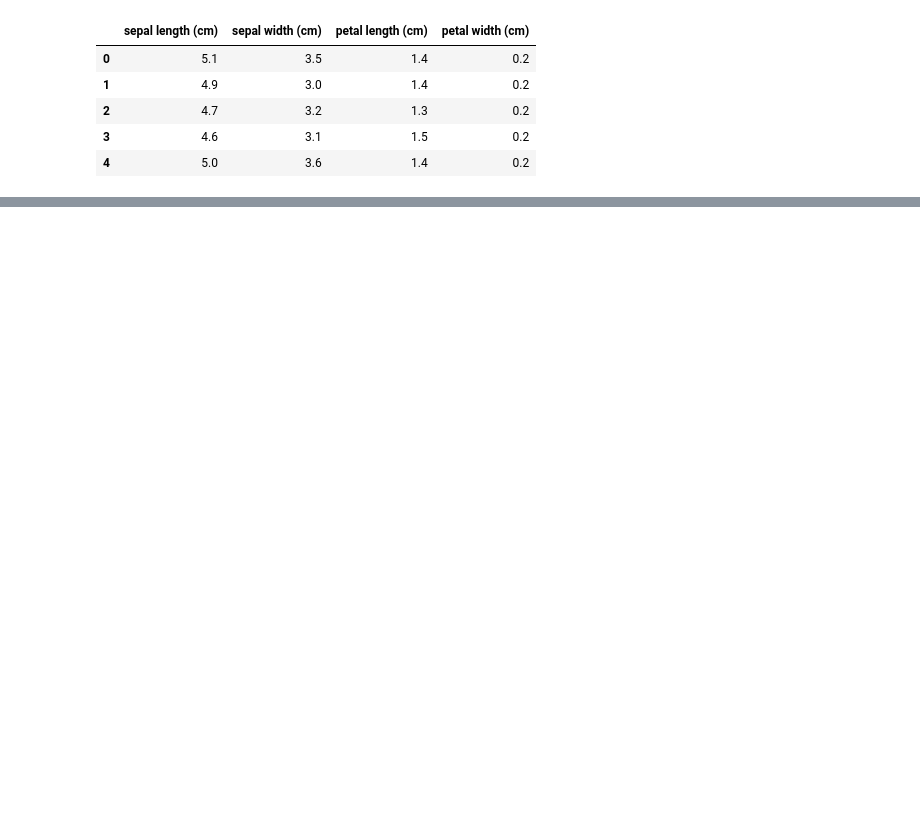
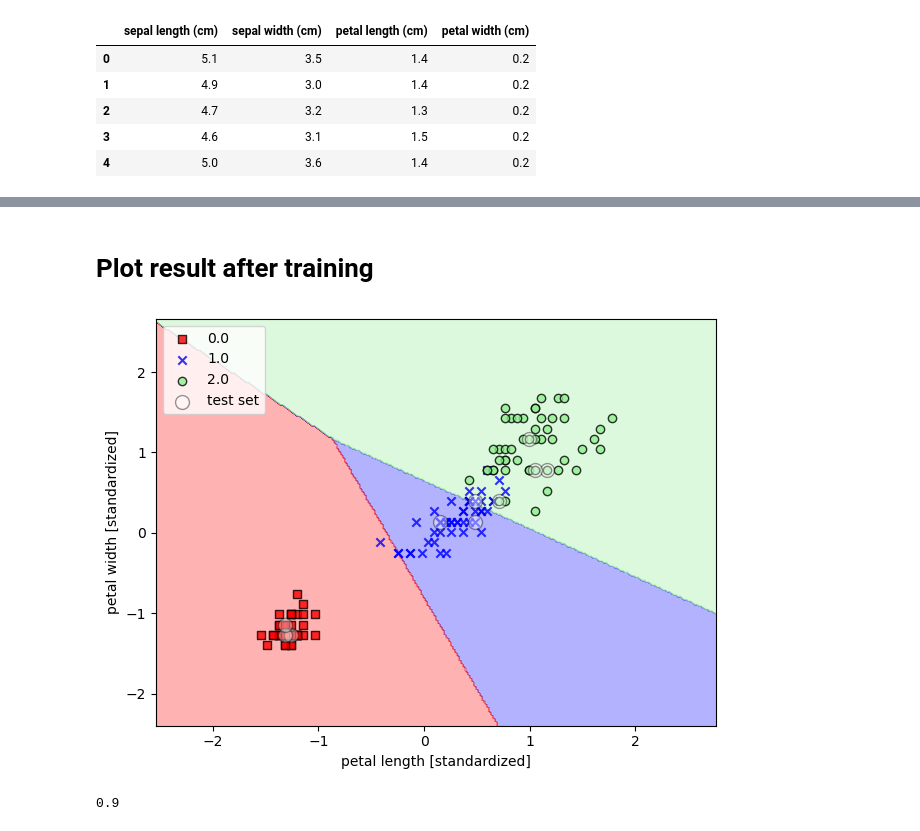
Before and after one commit to trietmt9/AI_Learning, a Jupyter notebook: Support_Vector_Machine/main.ipynb, the cells around one changed output, grey strips where cells are left out. Cells and saved outputs as stored; diff of their text form; code cells hidden in the pictures; blank space fills up the shorter version.

```diff
--- a/Support_Vector_Machine/main.ipynb
+++ b/Support_Vector_Machine/main.ipynb
@@ -21,0 +56,16 @@ iris_df.head()
+# %%
+
+# Split data into 70% training and 30% testing
+X_train, X_test, Y_train, Y_test = train_test_split(X, Y, test_size = 0.3, random_state = 1)
+# Standardizing features
+sc = StandardScaler()
+sc.fit(X_train)
+X_train = sc.transform(X_train)
+X_test = sc.transform(X_test)
+
+# Build a Linear SVM classifier
+svm_clf = LinearSVC( C = 10, loss = "hinge")
+svm_clf.fit(X_train, Y_train)
+
+# Test SVM model
+Y_hat = svm_clf.predict(X_test)
@@ -21,0 +82,15 @@ iris_df.head()
+# %% [markdown]
+# Plot result after training
+# %%
+X_combined = np.vstack((X_train, X_test))
+Y_combined = np.hstack((Y_train, Y_test))
+plot_decision_regions(X_combined, Y_combined, classifier=svm_clf, test_idx=range(140, 150))
+plt.xlabel('petal length [standardized]')
+plt.ylabel('petal width [standardized]')
+plt.legend(loc='upper left')
+plt.tight_layout()
+plt.show()
+svm_clf.score(X_combined, Y_combined)
+# %% [output]
+[figure, added]
+0.9
```
Also changed, not shown: parts of 11 cells of this notebook, 1 other file.
